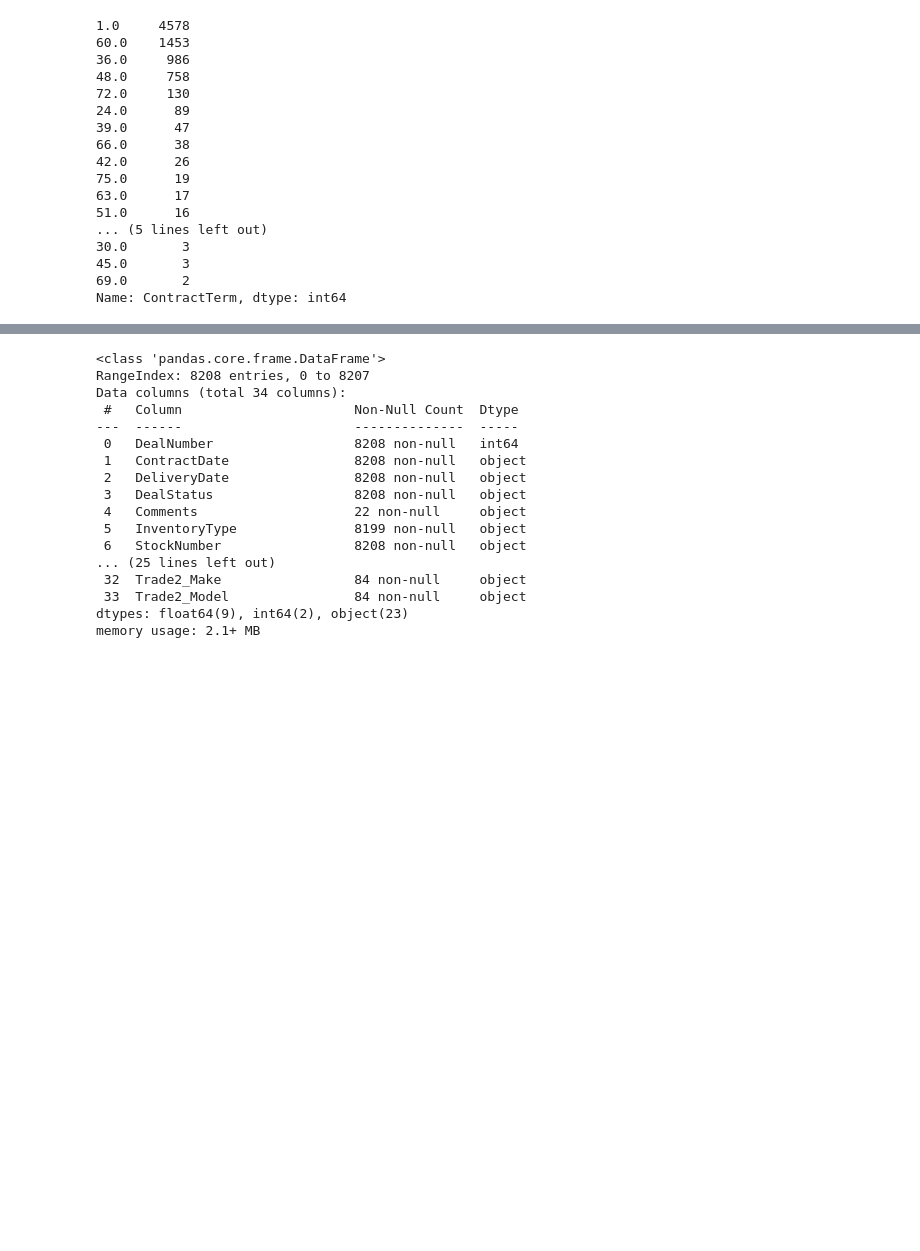
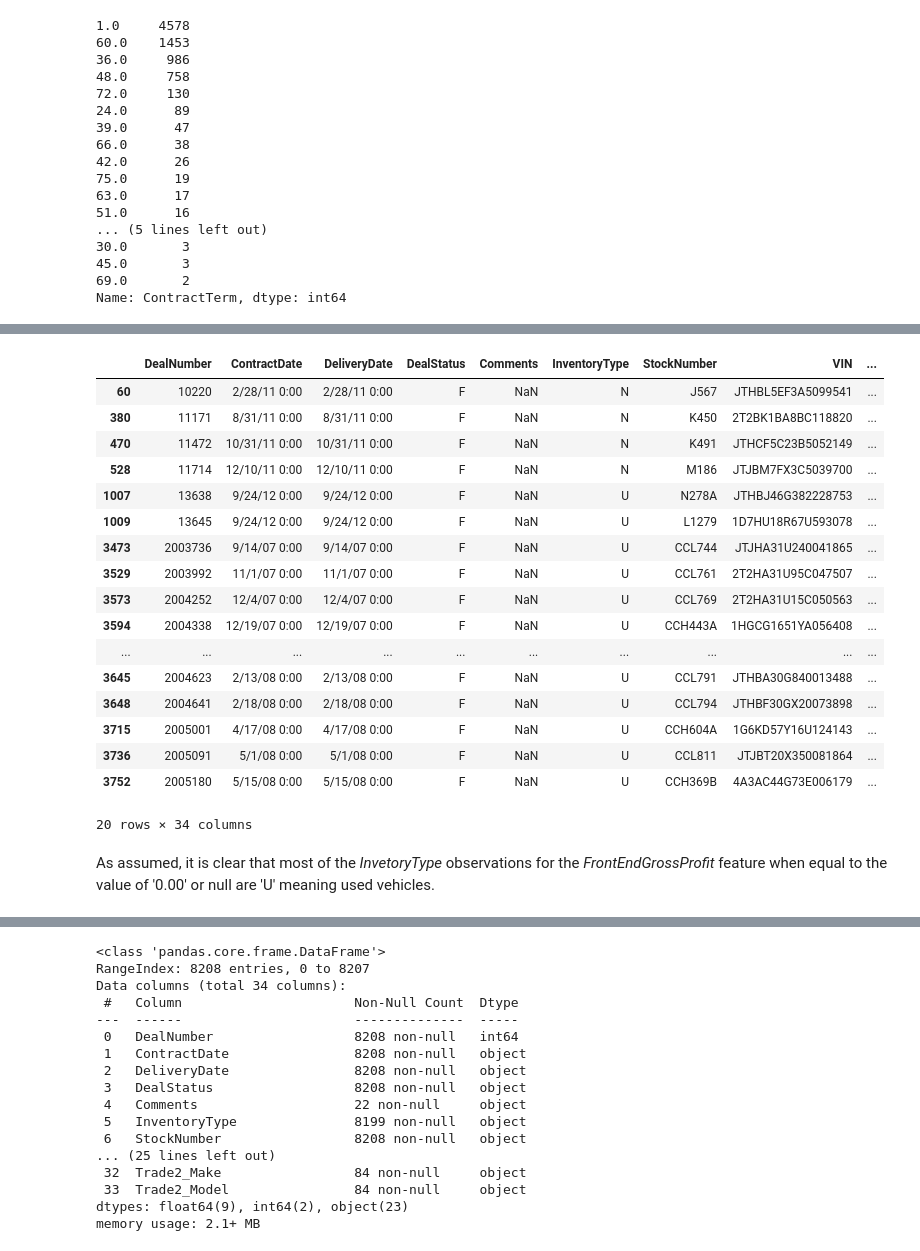
Before and after one commit to martell-n-tardy/Forecasting-with-a-Time-Series-Model-using-Python, a Jupyter notebook: notebooks/data wrangling.ipynb, the cells around one changed output, grey strips where cells are left out. Cells and saved outputs as stored; diff of their text form; code cells hidden in the pictures; blank space fills up the shorter version.

```diff
--- a/notebooks/data wrangling.ipynb
+++ b/notebooks/data wrangling.ipynb
@@ -197,0 +235,24 @@ Name: ContractTerm, dtype: int64
+# %%
+#FrontEndGrossProfit with null value
+sales_hist.loc[sales_hist['FrontEndGrossProfit'].isnull()].head(20)
+# %% [output]
+|  | DealNumber | ContractDate | DeliveryDate | DealStatus | Comments | InventoryType | StockNumber | VIN | ... |
+| 60 | 10220 | 2/28/11 0:00 | 2/28/11 0:00 | F | NaN | N | J567 | JTHBL5EF3A5099541 | ... |
+| 380 | 11171 | 8/31/11 0:00 | 8/31/11 0:00 | F | NaN | N | K450 | 2T2BK1BA8BC118820 | ... |
+| 470 | 11472 | 10/31/11 0:00 | 10/31/11 0:00 | F | NaN | N | K491 | JTHCF5C23B5052149 | ... |
+| 528 | 11714 | 12/10/11 0:00 | 12/10/11 0:00 | F | NaN | N | M186 | JTJBM7FX3C5039700 | ... |
+| 1007 | 13638 | 9/24/12 0:00 | 9/24/12 0:00 | F | NaN | U | N278A | JTHBJ46G382228753 | ... |
+| 1009 | 13645 | 9/24/12 0:00 | 9/24/12 0:00 | F | NaN | U | L1279 | 1D7HU18R67U593078 | ... |
+| 3473 | 2003736 | 9/14/07 0:00 | 9/14/07 0:00 | F | NaN | U | CCL744 | JTJHA31U240041865 | ... |
+| 3529 | 2003992 | 11/1/07 0:00 | 11/1/07 0:00 | F | NaN | U | CCL761 | 2T2HA31U95C047507 | ... |
+| 3573 | 2004252 | 12/4/07 0:00 | 12/4/07 0:00 | F | NaN | U | CCL769 | 2T2HA31U15C050563 | ... |
+| 3594 | 2004338 | 12/19/07 0:00 | 12/19/07 0:00 | F | NaN | U | CCH443A | 1HGCG1651YA056408 | ... |
+| ... | ... | ... | ... | ... | ... | ... | ... | ... | ... |
+| 3645 | 2004623 | 2/13/08 0:00 | 2/13/08 0:00 | F | NaN | U | CCL791 | JTHBA30G840013488 | ... |
+| 3648 | 2004641 | 2/18/08 0:00 | 2/18/08 0:00 | F | NaN | U | CCL794 | JTHBF30GX20073898 | ... |
+| 3715 | 2005001 | 4/17/08 0:00 | 4/17/08 0:00 | F | NaN | U | CCH604A | 1G6KD57Y16U124143 | ... |
+| 3736 | 2005091 | 5/1/08 0:00 | 5/1/08 0:00 | F | NaN | U | CCL811 | JTJBT20X350081864 | ... |
+| 3752 | 2005180 | 5/15/08 0:00 | 5/15/08 0:00 | F | NaN | U | CCH369B | 4A3AC44G73E006179 | ... |
+20 rows × 34 columns
+# %% [markdown]
+As assumed, it is clear that most of the *InvetoryType* observations for the *FrontEndGrossProfit* feature when equal to the value of '0.00'  or null are 'U' meaning used vehicles.
```
Also changed, not shown: parts of 30 cells of this notebook.
